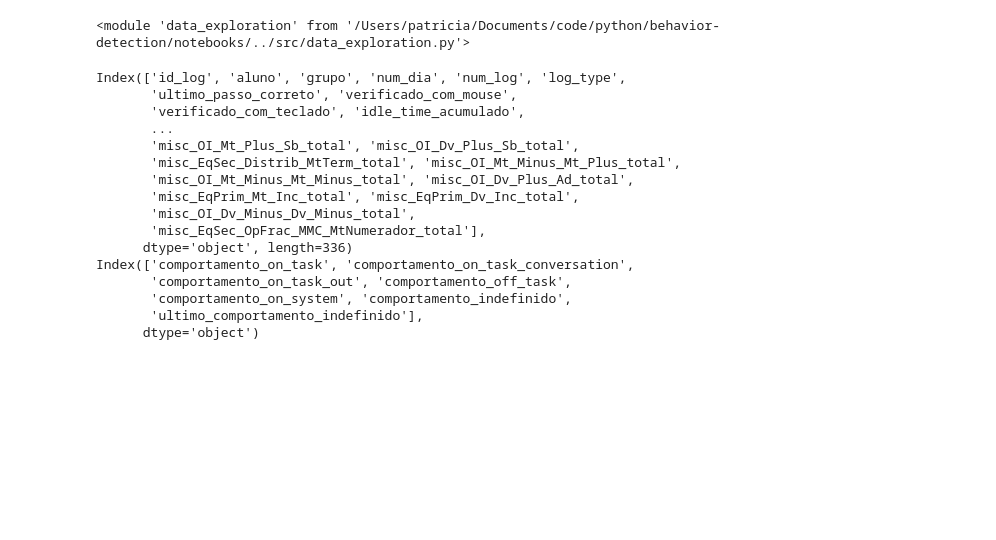
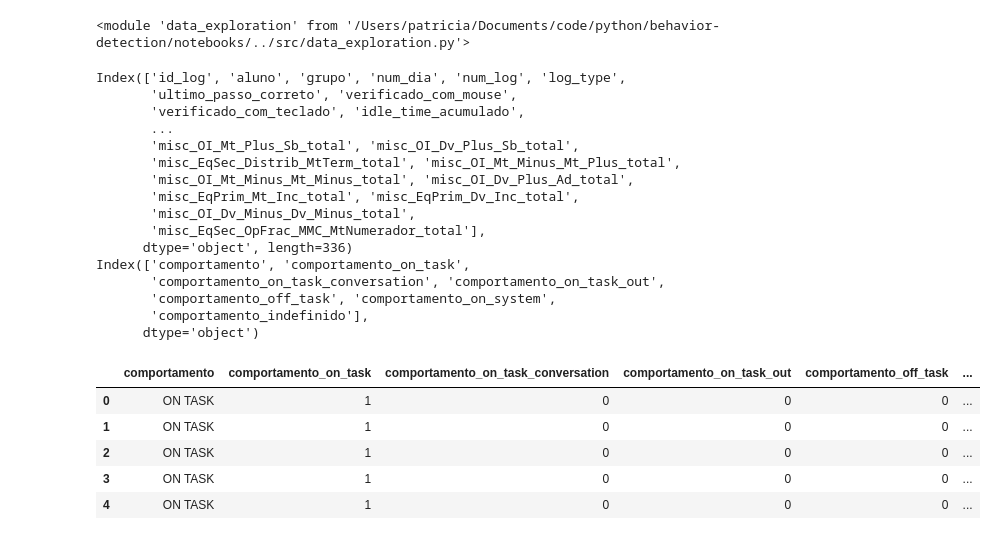
Before and after one commit to patriciajaques/MultiClass-Detection-Suite, a Jupyter notebook: notebooks/data_exploration.ipynb, the cells around one changed output. Cells and saved outputs as stored; diff of their text form; code cells hidden in the pictures; blank space fills up the shorter version.

```diff
--- a/notebooks/data_exploration.ipynb
+++ b/notebooks/data_exploration.ipynb
@@ -20,7 +21,7 @@ importlib.reload(data_exploration)
 # %% [output]
 <module 'data_exploration' from '/Users/patricia/Documents/code/python/behavior-detection/notebooks/../src/data_exploration.py'>
 # %%
-X, y = data_exploration.split_features_and_target(df)
+X, y = utils.split_features_and_target(df)
 # %%
 # Exibe os labels das colunas de X e y
 print(X.columns)
@@ -37,8 +38,17 @@ Index(['id_log', 'aluno', 'grupo', 'num_dia', 'num_log', 'log_type',
        'misc_OI_Dv_Minus_Dv_Minus_total',
        'misc_EqSec_OpFrac_MMC_MtNumerador_total'],
       dtype='object', length=336)
-Index(['comportamento_on_task', 'comportamento_on_task_conversation',
-       'comportamento_on_task_out', 'comportamento_off_task',
-       'comportamento_on_system', 'comportamento_indefinido',
-       'ultimo_comportamento_indefinido'],
+Index(['comportamento', 'comportamento_on_task',
+       'comportamento_on_task_conversation', 'comportamento_on_task_out',
+       'comportamento_off_task', 'comportamento_on_system',
+       'comportamento_indefinido'],
       dtype='object')
+# %%
+y.head()
+# %% [output]
+|  | comportamento | comportamento_on_task | comportamento_on_task_conversation | comportamento_on_task_out | comportamento_off_task | ... |
+| 0 | ON TASK | 1 | 0 | 0 | 0 | ... |
+| 1 | ON TASK | 1 | 0 | 0 | 0 | ... |
+| 2 | ON TASK | 1 | 0 | 0 | 0 | ... |
+| 3 | ON TASK | 1 | 0 | 0 | 0 | ... |
+| 4 | ON TASK | 1 | 0 | 0 | 0 | ... |
```
Also changed, not shown: parts of 10 cells of this notebook, 6 other files.
